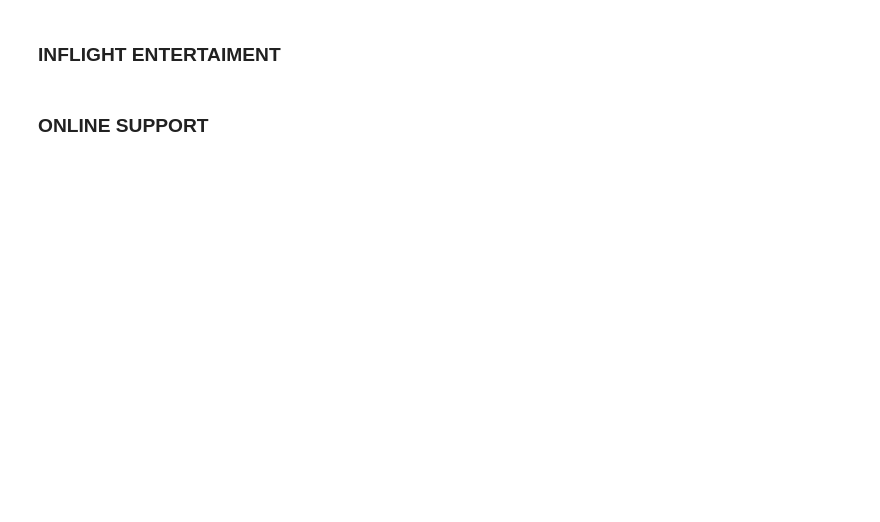
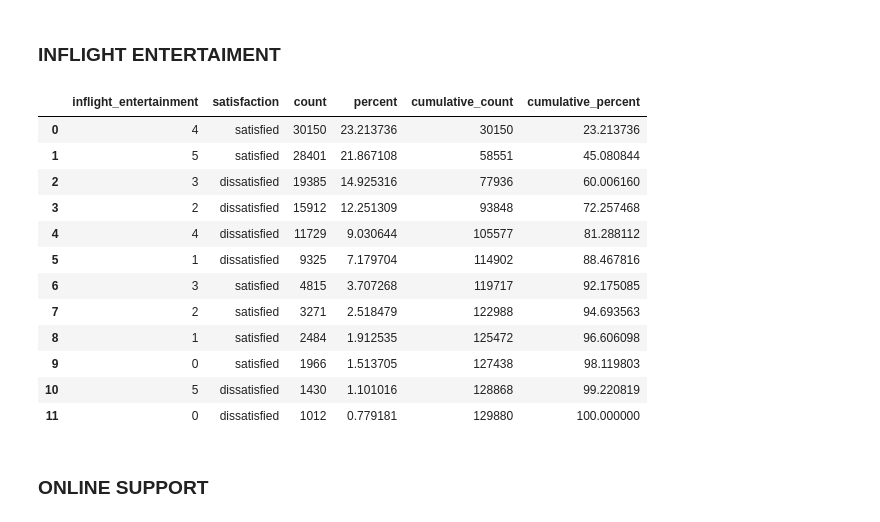
Before and after one commit to Adalab/promo_d_da_modulo3_sprint1_Estibaliz_Lorena, a Jupyter notebook: Regresión Logistica/pair_regresion_logistica2_preprocesado.ipynb, the cells around one changed output. Saved outputs shown, nothing was run; the diff lists cells and outputs as text; code cells hidden in the pictures; blank space fills up the shorter version.

```diff
--- a/Regresión Logistica/pair_regresion_logistica2_preprocesado.ipynb
+++ b/Regresión Logistica/pair_regresion_logistica2_preprocesado.ipynb
@@ -379,2 +422,18 @@ df['wifi_service'] = df['wifi_service'].map(mapa_wifi)
 # %% [markdown]
 ### INFLIGHT ENTERTAIMENT
+# %%
+df.stb.freq(['inflight_entertainment', 'satisfaction'])
+# %% [output]
+|  | inflight_entertainment | satisfaction | count | percent | cumulative_count | cumulative_percent |
+| 0 | 4 | satisfied | 30150 | 23.213736 | 30150 | 23.213736 |
+| 1 | 5 | satisfied | 28401 | 21.867108 | 58551 | 45.080844 |
+| 2 | 3 | dissatisfied | 19385 | 14.925316 | 77936 | 60.006160 |
+| 3 | 2 | dissatisfied | 15912 | 12.251309 | 93848 | 72.257468 |
+| 4 | 4 | dissatisfied | 11729 | 9.030644 | 105577 | 81.288112 |
+| 5 | 1 | dissatisfied | 9325 | 7.179704 | 114902 | 88.467816 |
+| 6 | 3 | satisfied | 4815 | 3.707268 | 119717 | 92.175085 |
+| 7 | 2 | satisfied | 3271 | 2.518479 | 122988 | 94.693563 |
+| 8 | 1 | satisfied | 2484 | 1.912535 | 125472 | 96.606098 |
+| 9 | 0 | satisfied | 1966 | 1.513705 | 127438 | 98.119803 |
+| 10 | 5 | dissatisfied | 1430 | 1.101016 | 128868 | 99.220819 |
+| 11 | 0 | dissatisfied | 1012 | 0.779181 | 129880 | 100.000000 |
```
Also changed, not shown: parts of 52 cells of this notebook.
